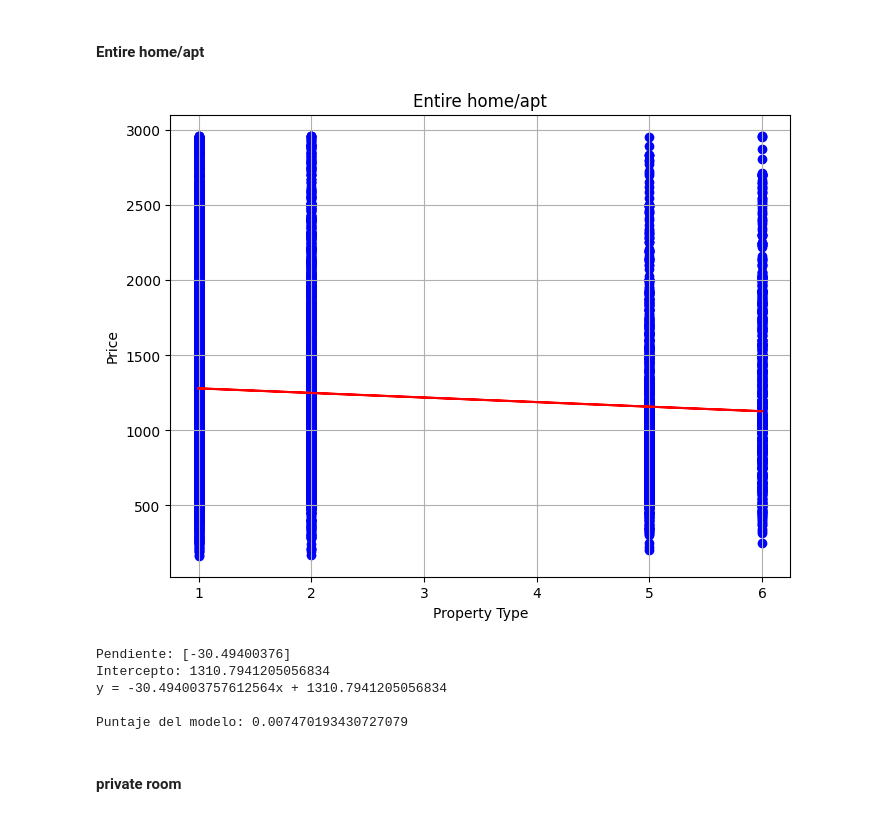
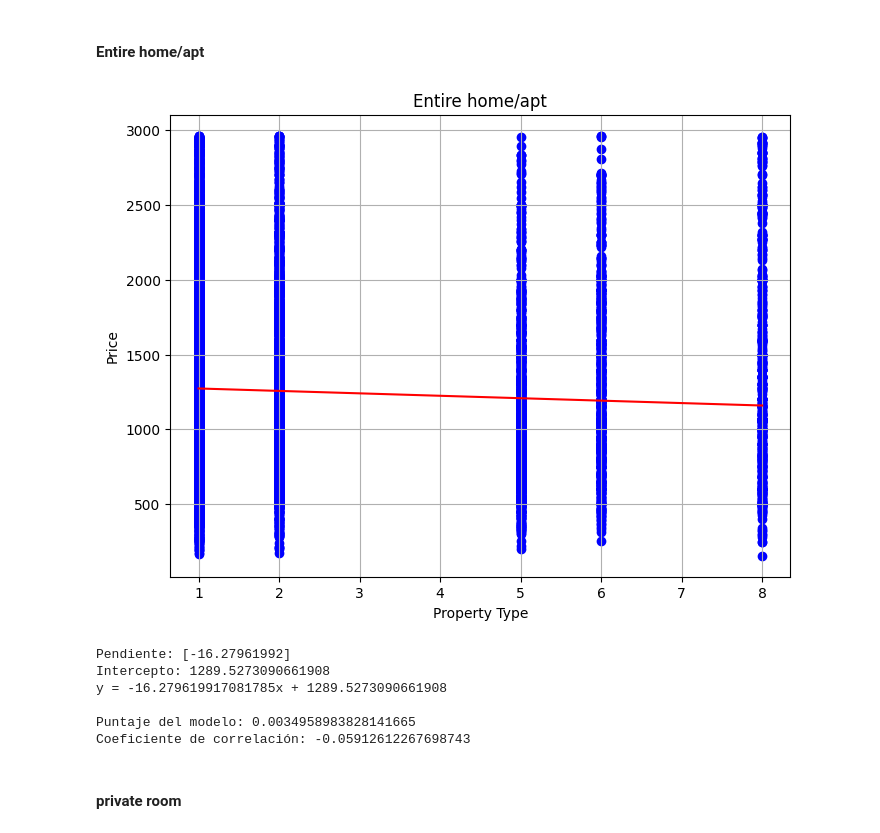
Before and after one commit to end-L-L/Regresion-Lineal-Simple-y-Multiple, a Jupyter notebook: rls-mexico.ipynb, the cells around one changed output. Saved outputs shown, nothing was run; the diff lists cells and outputs as text; code cells hidden in the pictures.

```diff
--- a/rls-mexico.ipynb
+++ b/rls-mexico.ipynb
@@ -86,8 +86,10 @@ types = {
     'Private room in rental unit': 3,
     'Private room in home': 4,
     'Entire loft': 5,
-    'Entire serviced apartment': 6
-}
+    'Entire serviced apartment': 6,
+    'Private room in condo': 7,
+    'Entire home': 8,
+    }
 cd['property_type'] = cd['property_type'].replace(types)
 # %%
 # -------------------------------------------------------------------------
@@ -1077,27 +1214,31 @@ Puntaje del modelo: 0.021396328842533174
 # %%
 # ---------------------------------------------------------------------------------
 # 1) Filtrar valores no numéricos en la columna "property_type" del dataframe cd_entire
 #    - Se utiliza pd.to_numeric(..., errors='coerce') para convertir a numérico
 #      y, si no es posible, se asigna NaN (valores no interpretables).
 #    - Después, con .notnull() se conservan únicamente los valores válidos.
 # ---------------------------------------------------------------------------------
-cd_entire = cd_entire[pd.to_numeric(cd_entire['property_type'], errors='coerce').notnull()]
+cd_entire_num = cd_entire[pd.to_numeric(cd_entire['property_type'], errors='coerce').notnull()]
 
 # 2) Crear y entrenar un modelo de regresión lineal
 model = LinearRegression()
-model.fit(cd_entire[['property_type']], cd_entire['price'])
+model.fit(cd_entire_num[['property_type']], cd_entire_num['price'])
 
 # 3) Visualizar la relación y la línea de regresión
 plt.figure(figsize=(8, 6))
-plt.scatter(cd_entire[['property_type']], cd_entire['price'], color='blue')
-plt.plot(cd_entire[['property_type']], model.predict(cd_entire[['property_type']]), color='red')
+plt.scatter(cd_entire_num[['property_type']], cd_entire_num['price'], color='blue')
+plt.plot(
+    cd_entire_num[['property_type']],
+    model.predict(cd_entire_num[['property_type']]),
+    color='red'
+)
 plt.title('Entire home/apt')
 plt.xlabel('Property Type')
 plt.ylabel('Price')
 plt.grid(True)
 plt.show()
 # %% [output]
-[figure, old version]
+[figure, new version]
 # %%
 # 1) Obtener los parámetros (pendiente y ordenada en el origen) del modelo
 m = model.coef_
@@ -1109,13 +1250,18 @@ print('Intercepto:', b)
 print(f'y = {m[0]}x + {b}', end='\n\n')
 
 # 3) Evaluar el modelo con un indicador de desempeño
-print('Puntaje del modelo:', model.score(cd_entire[['property_type']], cd_entire['price']))
+#print('Puntaje del modelo:', model.score(cd_entire[['property_type']], cd_entire['price']))
+#print('Coeficiente de correlación:', -1*np.sqrt(model.score(cd_entire_num[['property_type']], cd_entire_num['price'])))
+
+print('Puntaje del modelo:', model.score(cd_entire_num[['property_type']], cd_entire_num['price']))
+print('Coeficiente de correlación:', -1*np.sqrt(model.score(cd_entire_num[['property_type']], cd_entire_num['price'])))
 # %% [output]
-Pendiente: [-30.49400376]
-Intercepto: 1310.7941205056834
-y = -30.494003757612564x + 1310.7941205056834
+Pendiente: [-16.27961992]
+Intercepto: 1289.5273090661908
+y = -16.279619917081785x + 1289.5273090661908
 
-Puntaje del modelo: 0.007470193430727079
+Puntaje del modelo: 0.0034958983828141665
+Coeficiente de correlación: -0.05912612267698743
 # %% [markdown]
 #### private room
 # %%
```
Also changed, not shown: parts of 58 cells of this notebook, 3 other files.
